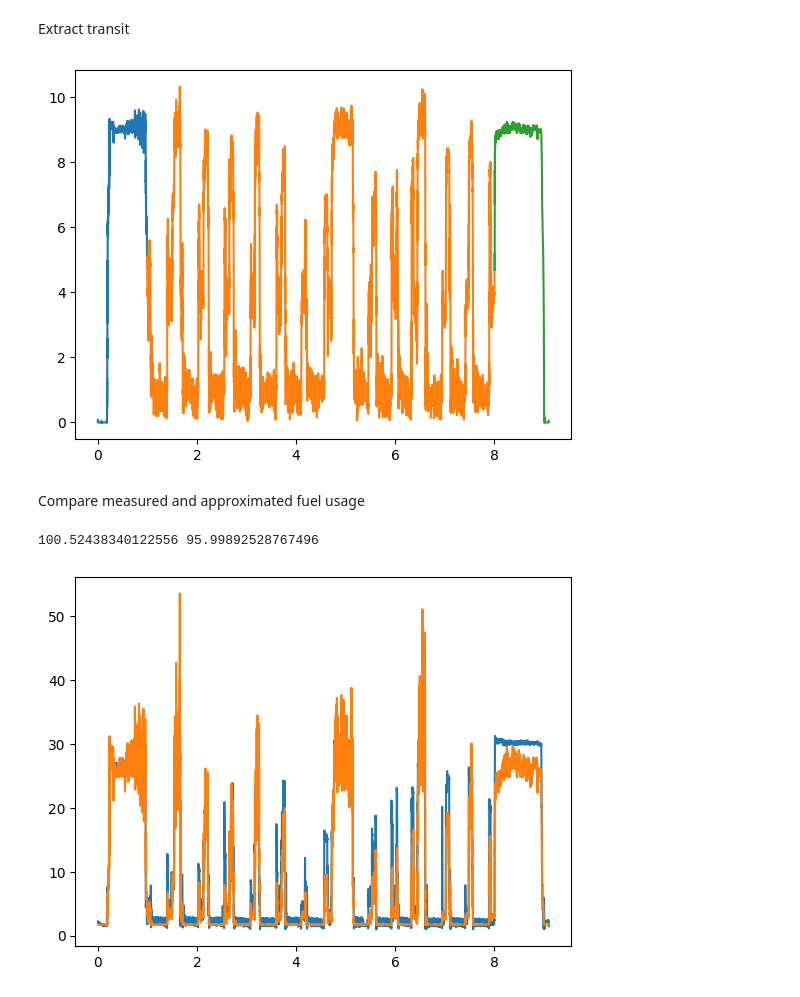
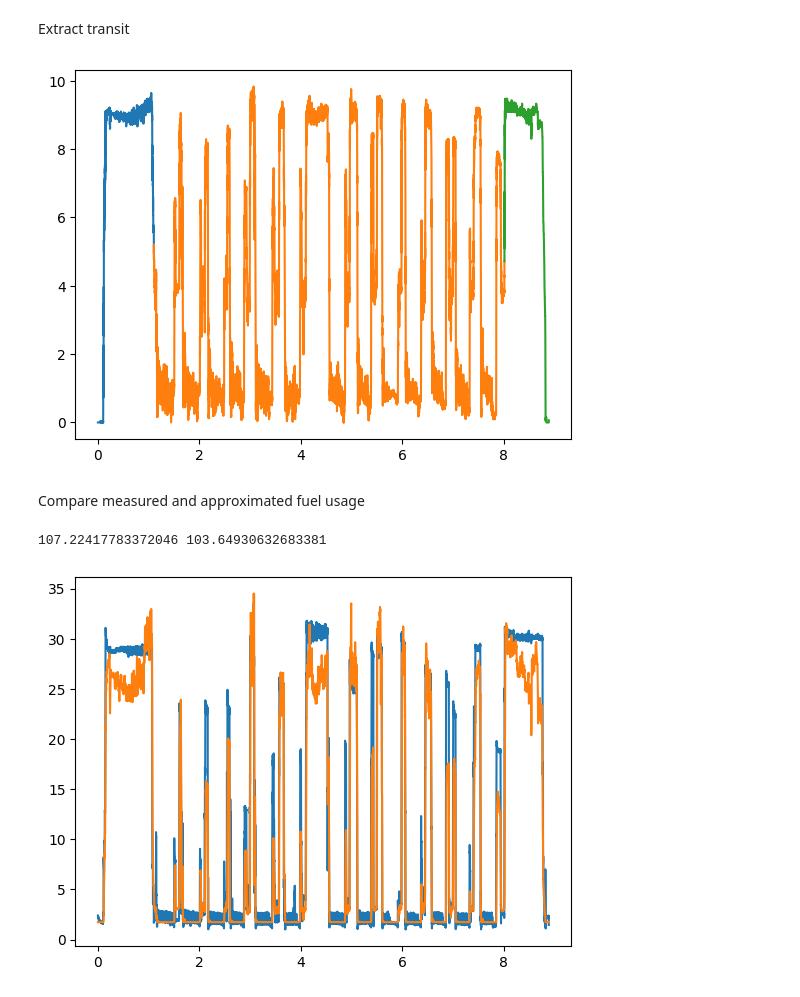
Before and after one commit to arvidsorfeldt/py-fish, a Jupyter notebook: fredrika.ipynb, the cells around one changed output. Drawn from its saved outputs; the diff is of its cells as text; code cells hidden in the pictures.

```diff
--- a/fredrika.ipynb
+++ b/fredrika.ipynb
@@ -13,7 +13,7 @@ import polars as pl
 Plot speed profile of MS Fredrika a typical day of fishing
 # %%
 fig, ax = plt.subplots()
-date = "2023-10-26"
+date = "2023-10-23"
 plot_speed_profile(speed_profile_from_data(date), ax=ax)
 fig.tight_layout()
 # %% [output]
@@ -49,23 +49,24 @@ measured_speed_profile = speed_profile_from_data(date)
 time_fishing = fishing[-1, 0] - fishing[0, 0]
 plot_profiles(ax, transit_out, fishing, transit_in)
 # %% [output]
-[figure, old version]
+[figure, new version]
 # %% [markdown]
 Compare measured and approximated fuel usage
 # %%
+from scipy.ndimage import uniform_filter1d
 measured_consumption_profile = consumption_profile_from_data(date)
 measured_consumption = total_consumption_from_profile(measured_consumption_profile)
-model_power = calculate_propulsion_power(speeds=measured_speed_profile[:, 1], length=11.91, beam=4.0)
+model_power = calculate_propulsion_power(speeds=uniform_filter1d(measured_speed_profile[:, 1], size=15), length=11.91, beam=4.0)
 model_consumption_profile = np.column_stack((measured_consumption_profile[:, 0], calculate_consumption(powers=model_power, engine_rating=242.0, engine_application=EngineApplication.PROPULSION)))
 model_consumption_propulsion = total_consumption_from_profile(model_consumption_profile)
 power_hydraulics = calculate_hydraulics_energy(hours_fishing=time_fishing)
 power_dc = calculate_dc_energy(hours_total=measured_speed_profile[-1, 0] - measured_speed_profile[0,0])
 hydraulics_consumption = calculate_consumption(powers=power_hydraulics, engine_rating=242.0, engine_application=EngineApplication.PROPULSION)
 dc_consumption = calculate_consumption(powers=power_dc, engine_rating=242.0, engine_application=EngineApplication.PROPULSION)
 
 fig, ax = plt.subplots()
 plot_profiles(ax, measured_consumption_profile, model_consumption_profile)
 print(measured_consumption, model_consumption_propulsion + hydraulics_consumption + dc_consumption)
 # %% [output]
-100.52438340122556 95.99892528767496
+107.22417783372046 103.64930632683381
-[figure, old version]
+[figure, new version]
```
Also changed, not shown: parts of 1 cell of this notebook.
